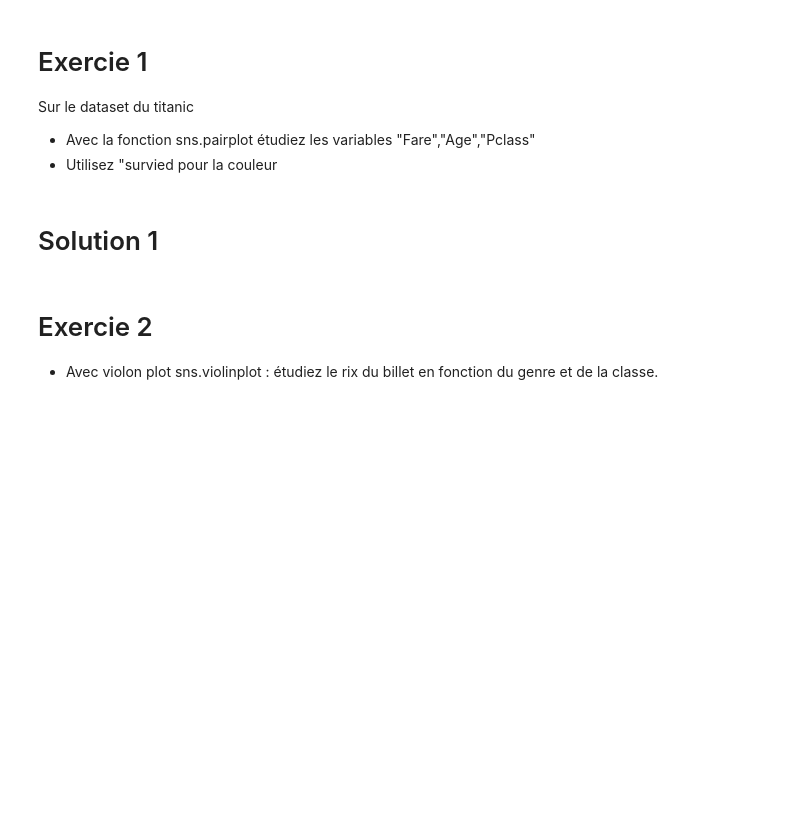
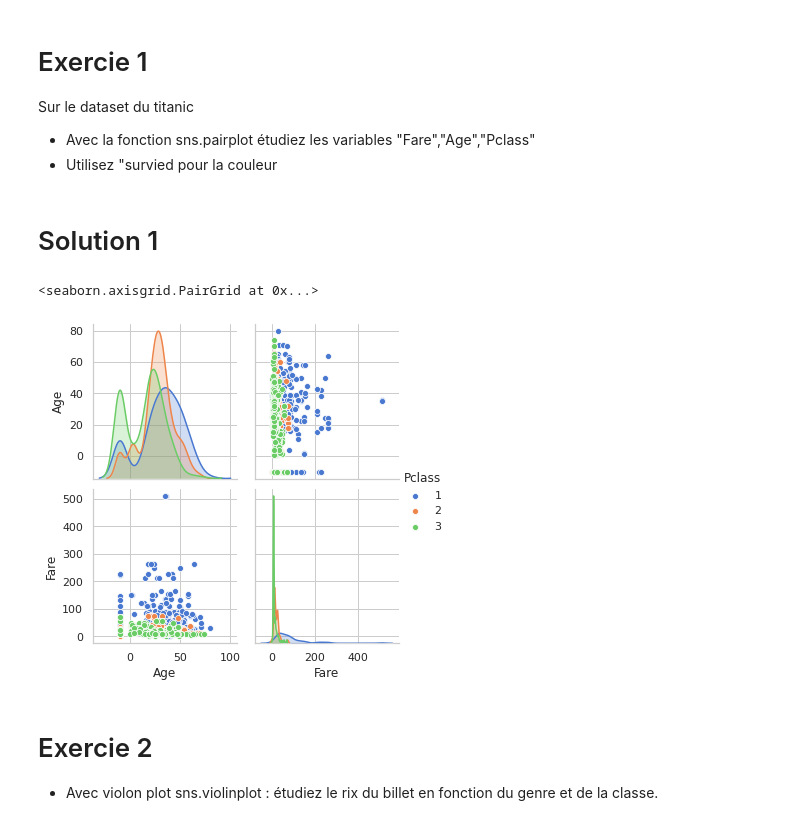
Before and after one commit to samuelgarcia/formation_python_crnl_2021, a Jupyter notebook: notebooks/seaborn.ipynb, the cells around one changed output. Saved outputs shown, nothing was run; the diff lists cells and outputs as text; code cells hidden in the pictures; blank space fills up the shorter version.

```diff
--- a/notebooks/seaborn.ipynb
+++ b/notebooks/seaborn.ipynb
@@ -58,6 +58,14 @@ Sur le dataset du titanic
  * Utilisez "survied pour la couleur
 # %% [markdown]
 # Solution 1
+# %%
+passenger = pd.read_excel('./data/dataset_titanic.xls')
+data = passenger[["Fare","Age","Pclass"]].copy()
+data.loc[data['Age'].isnull(), 'Age'] = -10.
+sns.pairplot(data=data, vars=['Age', 'Fare'], hue="Pclass", dropna=True)
+# %% [output]
+<seaborn.axisgrid.PairGrid at 0x...>
+[figure, added]
 # %% [markdown]
 # Exercie 2
 
```
Also changed, not shown: parts of 3 cells of this notebook, 3 other files.
